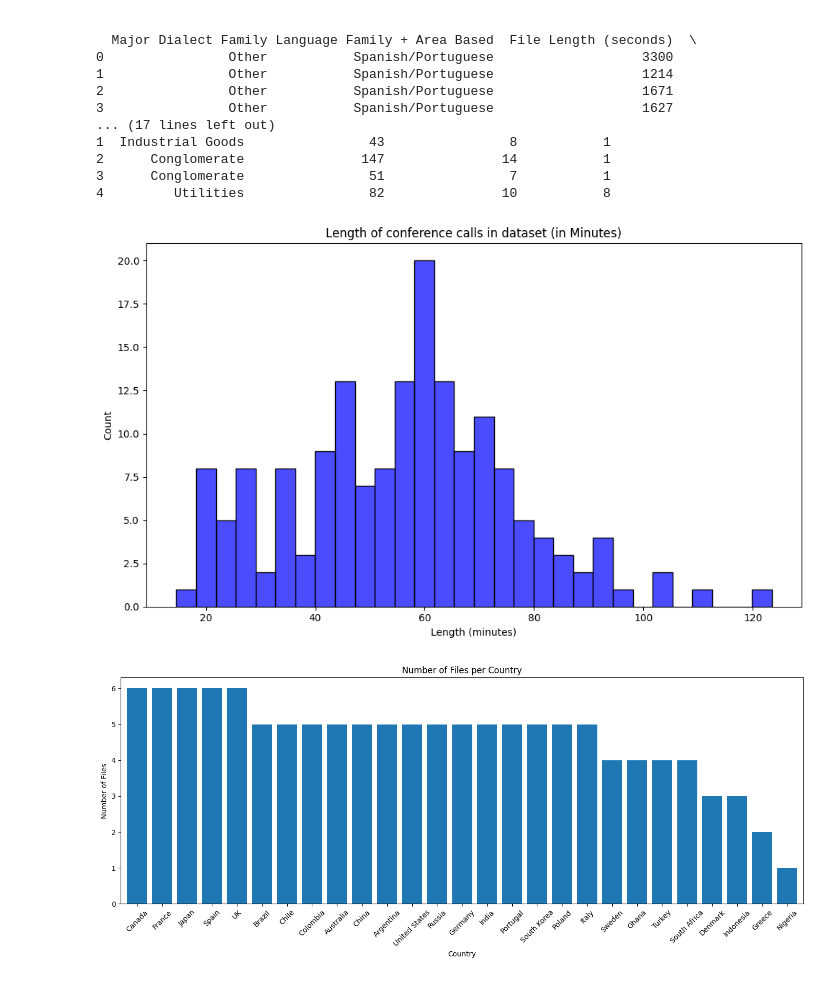
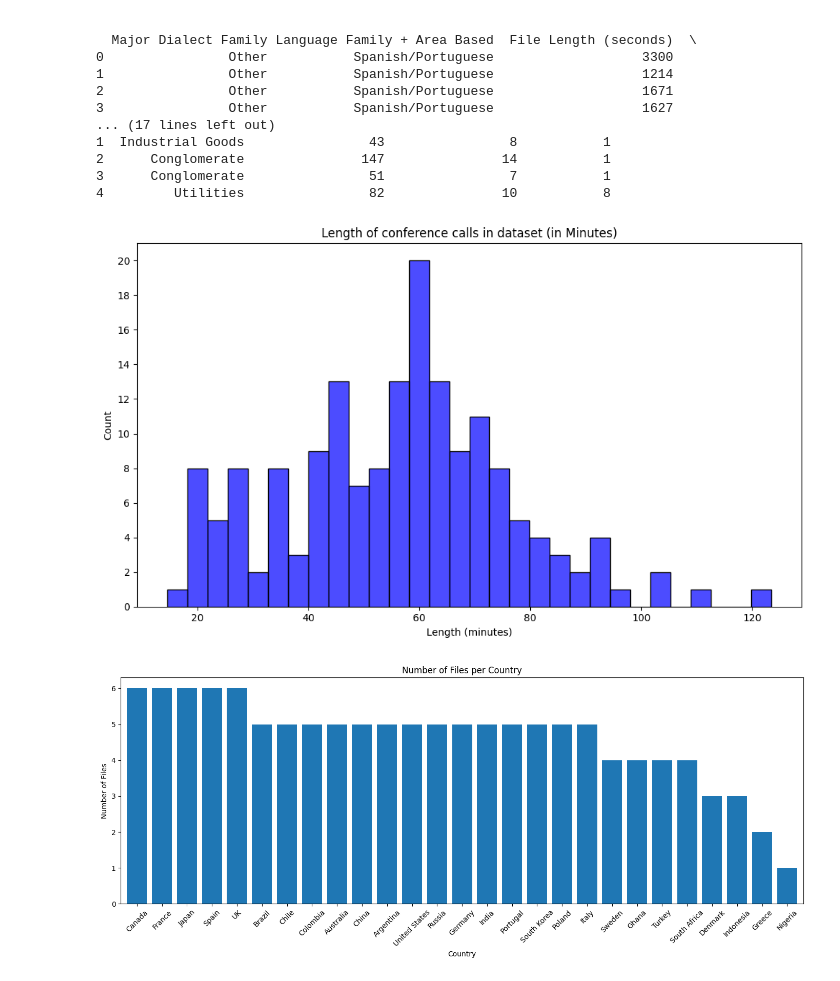
Before and after one commit to MakkerW/Thesis, a Jupyter notebook: Data_Description.ipynb, the cells around one changed output. Saved outputs shown, nothing was run; the diff lists cells and outputs as text; code cells hidden in the pictures.

```diff
--- a/Data_Description.ipynb
+++ b/Data_Description.ipynb
@@ -29,18 +31,22 @@ print(df_21.head())
 # %%
 file_lengths_minutes = (df["File Length (seconds)"] / 60).tolist()
 audio_lengths_minutes = (df_21["audio_length"] / 60).tolist()
 all_lengths = file_lengths_minutes + audio_lengths_minutes
-
 
 plt.figure(figsize=(10, 6))
 sns.histplot(all_lengths, bins=30, color="blue", alpha=0.7)
 plt.title("Length of conference calls in dataset (in Minutes)")
 plt.xlabel("Length (minutes)")
 plt.ylabel("Count")
+
+# Ensure y-axis has only integer tick marks
+max_count = plt.gca().get_ylim()[1]
+plt.yticks(np.arange(0, int(max_count) + 1, 2))
+
 plt.tight_layout()
 plt.show()
 # %% [output]
-[figure, old version]
+[figure, new version]
 # %%
 plt.figure(figsize=(14, 6))
 df["Country by Ticker"].value_counts().plot(kind="bar", width=0.8)
```
Also changed, not shown: parts of 1 cell of this notebook, 2 other files.
